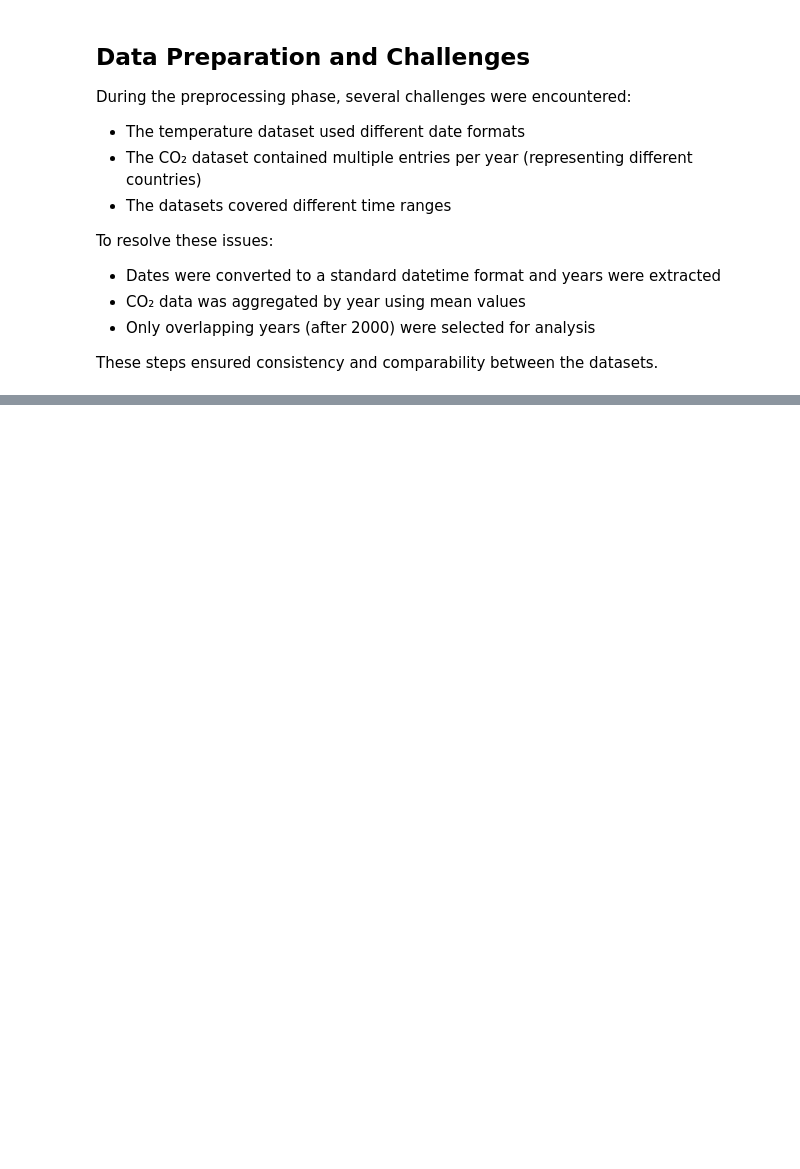
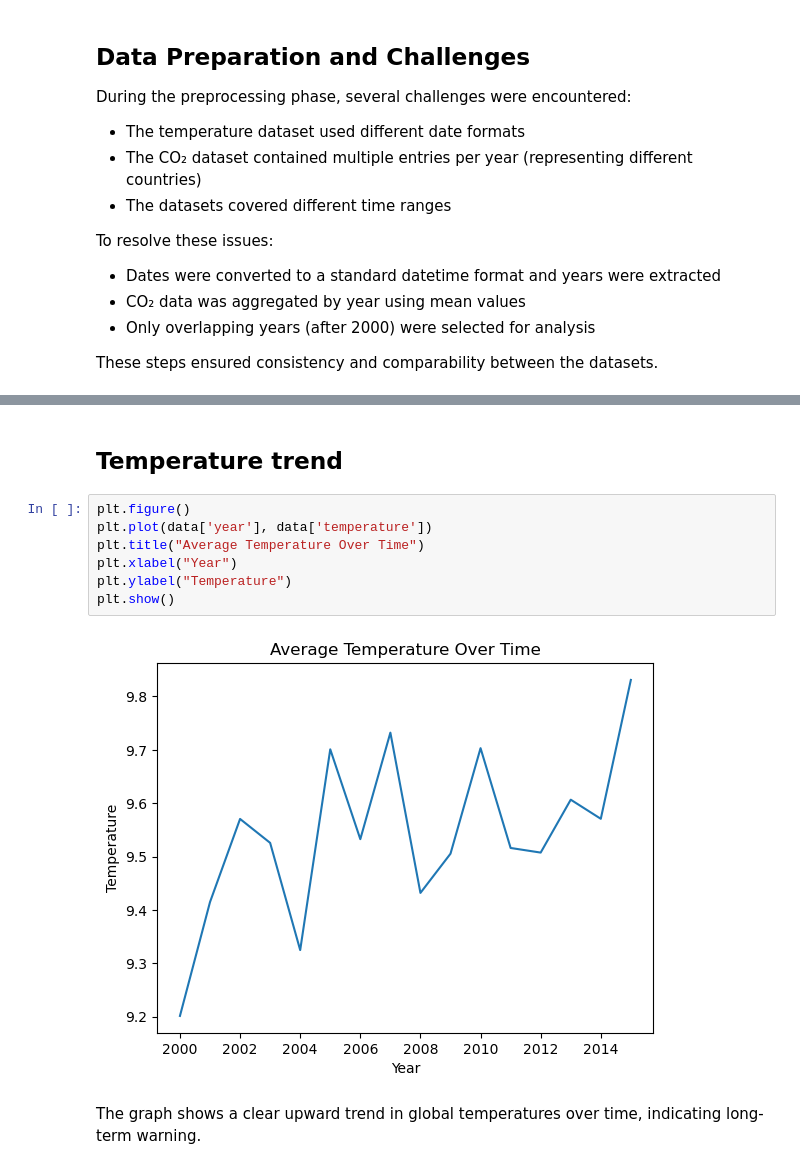
Before and after one commit to mimihorozova/climate_analysis, a Jupyter notebook: climate_analysis.ipynb, the cells around one changed output, grey strips where cells are left out. Cells and saved outputs as stored; diff of their text form; blank space fills up the shorter version.

Commit message:
add temperatures trend visualization

```diff
--- a/climate_analysis.ipynb
+++ b/climate_analysis.ipynb
@@ -89,0 +97,13 @@ These steps ensured consistency and comparability between the datasets.
+# %% [markdown]
+## Temperature trend
+# %%
+plt.figure()
+plt.plot(data['year'], data['temperature'])
+plt.title("Average Temperature Over Time")
+plt.xlabel("Year")
+plt.ylabel("Temperature")
+plt.show()
+# %% [output]
+[figure, added]
+# %% [markdown]
+The graph shows a clear upward trend in global temperatures over time, indicating long-term warning.
```
Also changed, not shown: parts of 1 cell of this notebook.
